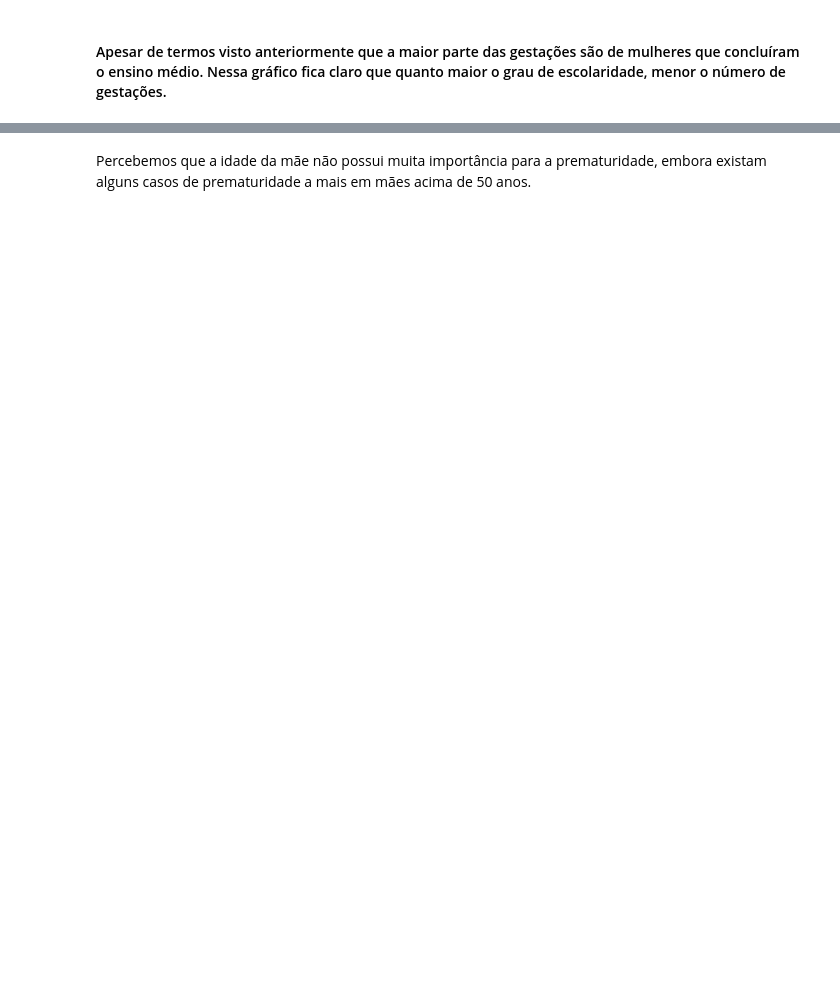
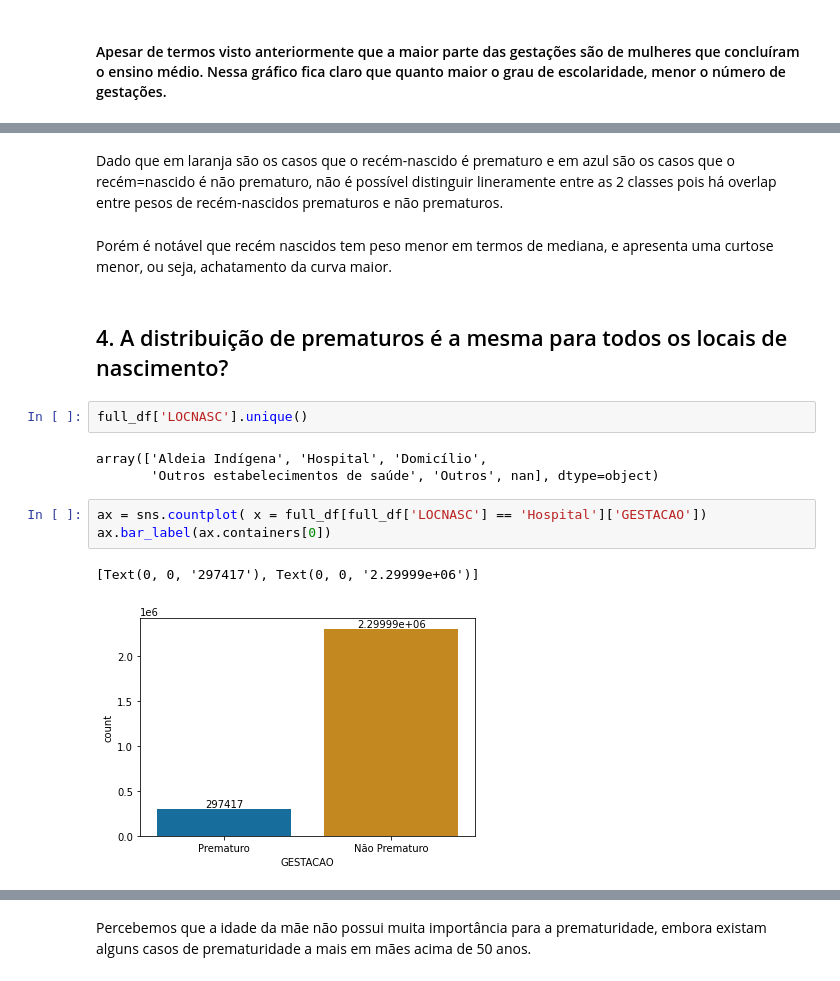
Before and after one commit to danielnowakassis/SINASC-Dataset, a Jupyter notebook: DS_project_template.ipynb, the cells around one changed output, grey strips where cells are left out. Saved outputs shown, nothing was run; the diff lists cells and outputs as text; blank space fills up the shorter version.

```diff
--- a/DS_project_template.ipynb
+++ b/DS_project_template.ipynb
@@ -905,0 +842,17 @@ plt.show()
+# %% [markdown]
+Dado que em laranja são os casos que o recém-nascido é prematuro e em azul são os casos que o recém=nascido é não prematuro, não é possível distinguir lineramente entre as 2 classes pois há overlap entre pesos de recém-nascidos prematuros e não prematuros.
+# %% [markdown]
+Porém é notável que recém nascidos tem peso menor em termos de mediana, e apresenta uma curtose menor, ou seja, achatamento da curva maior.
+# %% [markdown]
+## 4. A distribuição de prematuros é a mesma para todos os locais de nascimento?
+# %%
+full_df['LOCNASC'].unique()
+# %% [output]
+array(['Aldeia Indígena', 'Hospital', 'Domicílio',
+       'Outros estabelecimentos de saúde', 'Outros', nan], dtype=object)
+# %%
+ax = sns.countplot( x = full_df[full_df['LOCNASC'] == 'Hospital']['GESTACAO'])
+ax.bar_label(ax.containers[0])
+# %% [output]
+[Text(0, 0, '297417'), Text(0, 0, '2.29999e+06')]
+[figure, added]
```
Also changed, not shown: parts of 108 cells of this notebook.
